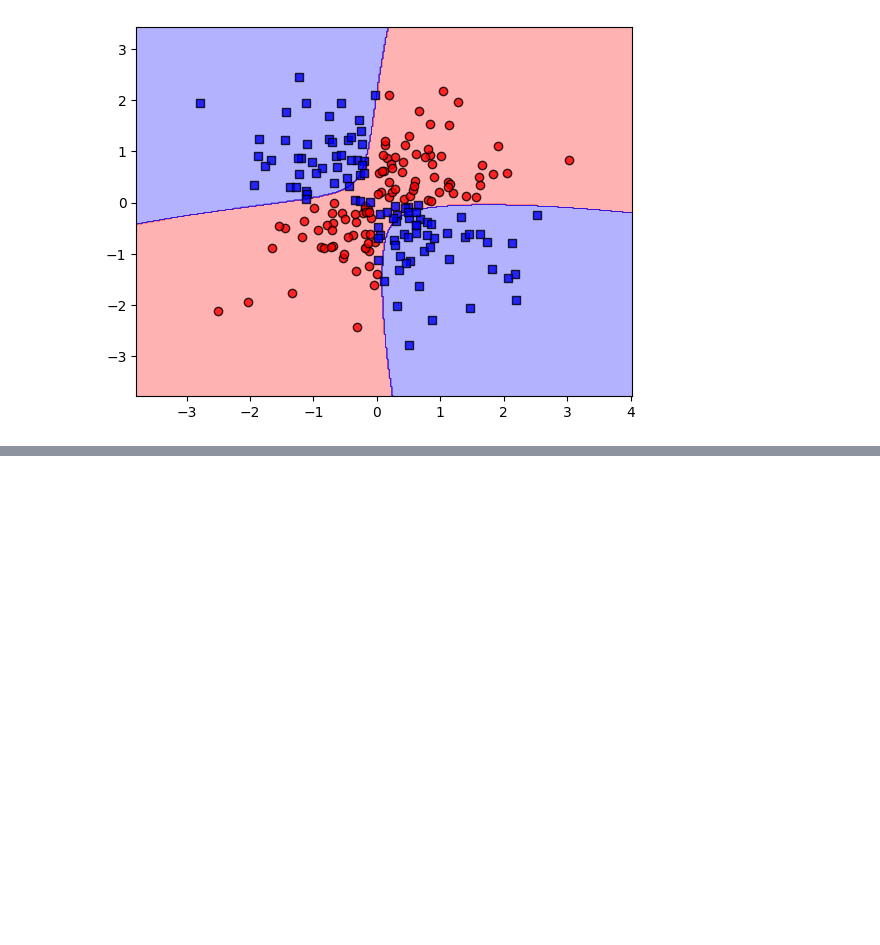
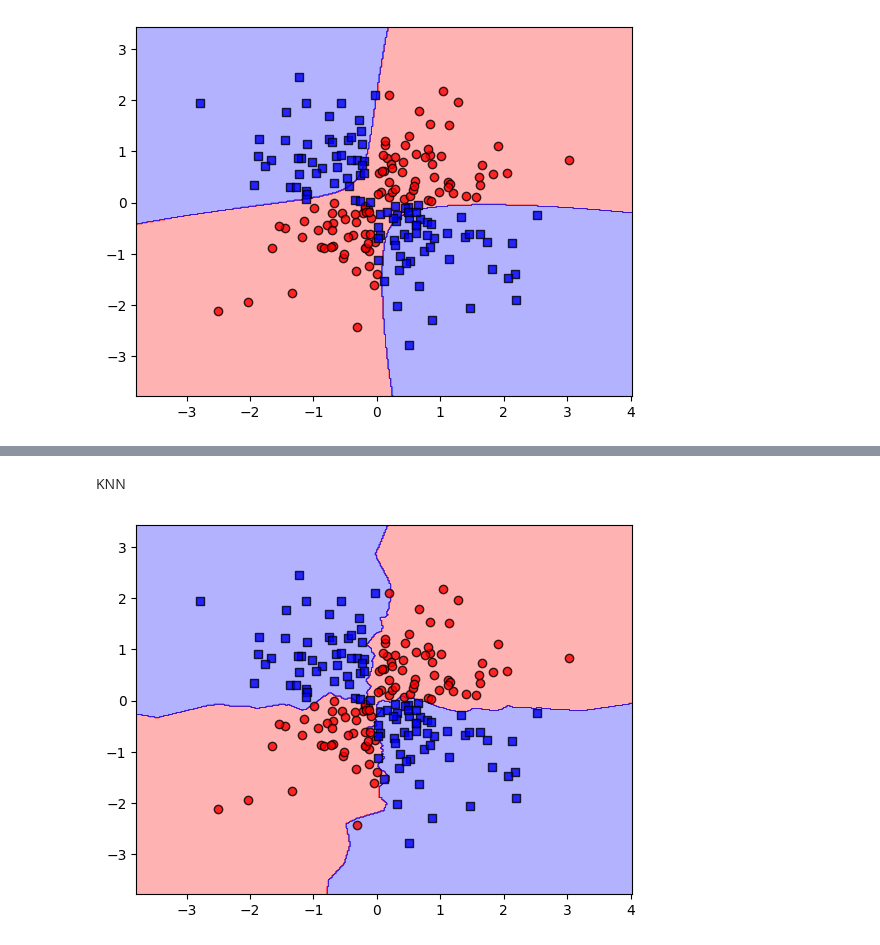
Before and after one commit to addo561/Pytorch-book-chapters, a Jupyter notebook: chapter3.ipynb, the cells around one changed output, grey strips where cells are left out. Cells and saved outputs as stored; diff of their text form; code cells hidden in the pictures; blank space fills up the shorter version.

```diff
--- a/chapter3.ipynb
+++ b/chapter3.ipynb
@@ -179,0 +212,11 @@ plot_decision_regions(X_xor, y_xor, classifier=svm)
+# %% [markdown]
+  KNN
+# %%
+from sklearn.neighbors import KNeighborsClassifier
+knn = KNeighborsClassifier(n_neighbors=5,
+                           p=2,
+                           metric='minkowski')
+knn.fit(X_xor,y_xor)
+plot_decision_regions(X_xor,y_xor,classifier=knn)
+# %% [output]
+[figure, added]
```
Also changed, not shown: parts of 6 cells of this notebook.
